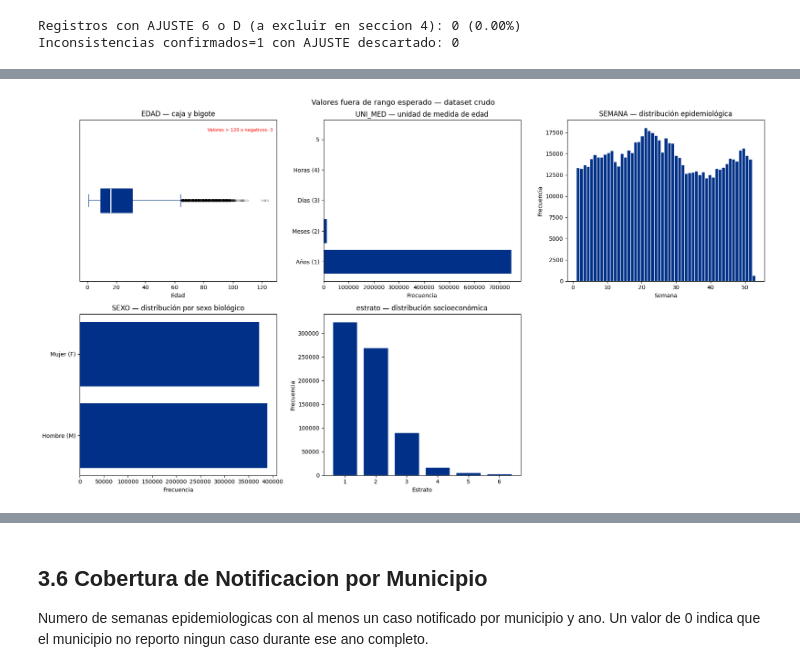
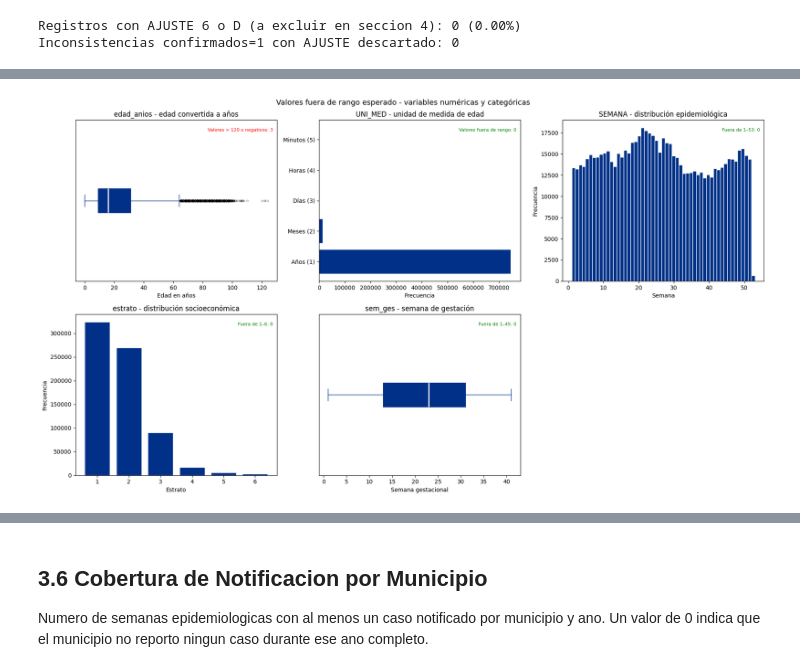
Before and after one commit to Edmh1/dengue-surveillance-magdalena, a Jupyter notebook: notebooks/eda_dengue_v4.ipynb, the cells around one changed output, grey strips where cells are left out. Drawn from its saved outputs; the diff is of its cells as text; code cells hidden in the pictures.

```diff
--- a/notebooks/eda_dengue_v4.ipynb
+++ b/notebooks/eda_dengue_v4.ipynb
@@ -416,61 +418,87 @@ TODO: AGREGAR LAS FECHAS
 # %%
+# construccion de edad_anios para validacion
+divisores = {"1": 1, "2": 12, "3": 365, "4": 8760, "5": 525600}
+edad_num = pd.to_numeric(df_raw["EDAD"], errors="coerce")
+uni_med = df_raw["UNI_MED"].astype(str).str.strip()
+edad_anios = edad_num / uni_med.map(divisores).astype(float)
+
 fig, axes = plt.subplots(2, 3, figsize=(18, 10))
 axes = axes.flatten()
 
-# EDAD
-edad_num = pd.to_numeric(df_raw["EDAD"], errors="coerce")
-axes[0].boxplot(edad_num.dropna(), vert=False, patch_artist=True,
+# edad_anios
+axes[0].boxplot(edad_anios.dropna(), vert=False, patch_artist=True,
                 boxprops=dict(facecolor=INS_AZUL, color=INS_AZUL),
                 medianprops=dict(color="white", linewidth=2),
-                whiskerprops=dict(color=INS_AZUL),
-                capprops=dict(color=INS_AZUL),
+                whiskerprops=dict(color=INS_AZUL), capprops=dict(color=INS_AZUL),
                 flierprops=dict(marker="o", color=INS_AZUL, alpha=0.3, markersize=3))
-axes[0].set_title("EDAD — caja y bigote")
-axes[0].set_xlabel("Edad")
+axes[0].set_title("edad_anios - edad convertida a años")
+axes[0].set_xlabel("Edad en años")
 axes[0].set_yticks([])
-n_edad_invalida = ((edad_num > 120) | (edad_num < 0)).sum()
+n_edad_invalida = ((edad_anios > 120) | (edad_anios < 0)).sum()
 axes[0].text(0.98, 0.95, f"Valores > 120 o negativos: {n_edad_invalida:,}",
              transform=axes[0].transAxes, ha="right", va="top", fontsize=8,
              color="red" if n_edad_invalida > 0 else "green")
+
 # UNI_MED
 vc_uni = df_raw["UNI_MED"].astype(str).str.strip().value_counts().sort_index()
-etiquetas_uni = {"1": "Años (1)", "2": "Meses (2)", "3": "Días (3)", "4": "Horas (4)"}
+etiquetas_uni = {"1": "Años (1)", "2": "Meses (2)", "3": "Días (3)", "4": "Horas (4)", "5": "Minutos (5)"}
 vc_uni.index = [etiquetas_uni.get(x, x) for x in vc_uni.index]
 axes[1].barh(vc_uni.index, vc_uni.values, color=INS_AZUL, edgecolor="white")
-axes[1].set_title("UNI_MED — unidad de medida de edad")
+axes[1].set_title("UNI_MED - unidad de medida de edad")
 axes[1].set_xlabel("Frecuencia")
-
+n_uni_inv = (~df_raw["UNI_MED"].astype(str).str.strip().isin(["1","2","3","4","5"])).sum()
+axes[1].text(0.98, 0.95, f"Valores fuera de rango: {n_uni_inv:,}",
+             transform=axes[1].transAxes, ha="right", va="top", fontsize=8,
+             color="red" if n_uni_inv > 0 else "green")
 
 # SEMANA
 semana_num = pd.to_numeric(df_raw["SEMANA"], errors="coerce")
 axes[2].hist(semana_num.dropna(), bins=53, color=INS_AZUL, edgecolor="white")
-axes[2].set_title("SEMANA — distribución epidemiológica")
+axes[2].set_title("SEMANA - distribución epidemiológica")
 axes[2].set_xlabel("Semana")
 axes[2].set_ylabel("Frecuencia")
-
-
-# SEXO
-vc_sexo = df_raw["SEXO"].astype(str).str.strip().value_counts()
-etiquetas_sexo = {"M": "Hombre (M)", "F": "Mujer (F)", "I": "Indeterminado (I)"}
-vc_sexo.index = [etiquetas_sexo.get(x, x) for x in vc_sexo.index]
-axes[3].barh(vc_sexo.index, vc_sexo.values, color=INS_AZUL, edgecolor="white")
-axes[3].set_title("SEXO — distribución por sexo biológico")
-axes[3].set_xlabel("Frecuencia")
-
+n_semana_inv = ((semana_num < 1) | (semana_num > 53)).sum()
+axes[2].text(0.98, 0.95, f"Fuera de 1–53: {n_semana_inv:,}",
+             transform=axes[2].transAxes, ha="right", va="top", fontsize=8,
+             color="red" if n_semana_inv > 0 else "green")
 
 # ESTRATO
 estrato_num = pd.to_numeric(df_raw["estrato"], errors="coerce")
 vc_estrato = estrato_num.dropna().astype(int).value_counts().sort_index()
-axes[4].bar(vc_estrato.index.astype(str), vc_estrato.values, color=INS_AZUL, edgecolor="white")
-axes[4].set_title("estrato — distribución socioeconómica")
-axes[4].set_xlabel("Estrato")
-axes[4].set_ylabel("Frecuencia")
+axes[3].bar(vc_estrato.index.astype(str), vc_estrato.values, color=INS_AZUL, edgecolor="white")
+axes[3].set_title("estrato - distribución socioeconómica")
+axes[3].set_xlabel("Estrato")
+axes[3].set_ylabel("Frecuencia")
+n_estrato_inv = (~estrato_num.dropna().astype(int).isin([1,2,3,4,5,6])).sum()
+axes[3].text(0.98, 0.95, f"Fuera de 1–6: {n_estrato_inv:,}",
+             transform=axes[3].transAxes, ha="right", va="top", fontsize=8,
+             color="red" if n_estrato_inv > 0 else "green")
+
+# sem_ges
+sem_ges_num = pd.to_numeric(df_raw["sem_ges"], errors="coerce")
+axes[4].boxplot(sem_ges_num.dropna(), vert=False, patch_artist=True,
+                boxprops=dict(facecolor=INS_AZUL, color=INS_AZUL),
+                medianprops=dict(color="white", linewidth=2),
+                whiskerprops=dict(color=INS_AZUL), capprops=dict(color=INS_AZUL),
+                flierprops=dict(marker="o", color=INS_AZUL, alpha=0.3, markersize=3))
+axes[4].set_title("sem_ges - semana de gestación")
+axes[4].set_xlabel("Semana gestacional")
+axes[4].set_yticks([])
+n_semges_inv = ((sem_ges_num < 1) | (sem_ges_num > 45)).sum()
+axes[4].text(0.98, 0.95, f"Fuera de 1–45: {n_semges_inv:,}",
+             transform=axes[4].transAxes, ha="right", va="top", fontsize=8,
+             color="red" if n_semges_inv > 0 else "green")
 
 axes[5].set_visible(False)
 
-plt.suptitle("Valores fuera de rango esperado — dataset crudo", fontsize=13)
+plt.suptitle("Valores fuera de rango esperado - variables numéricas y categóricas", fontsize=13)
 plt.tight_layout()
-plt.savefig(DIR_FIGURAS / "valores_fuera_rango.png", dpi=150, bbox_inches="tight")
+plt.savefig(DIR_FIGURAS / "valores_fuera_rango_vars.png", dpi=150, bbox_inches="tight")
 plt.show()
+
+# resumen numerico
+print("Resumen edad_anios:")
+display(edad_anios.describe().round(5))
+print(f"\nRegistros con edad_anios > 120 o negativos: {n_edad_invalida:,}")
 # %% [output]
-[figure, old version]
+[figure, new version]
```
Also changed, not shown: parts of 36 cells of this notebook.
